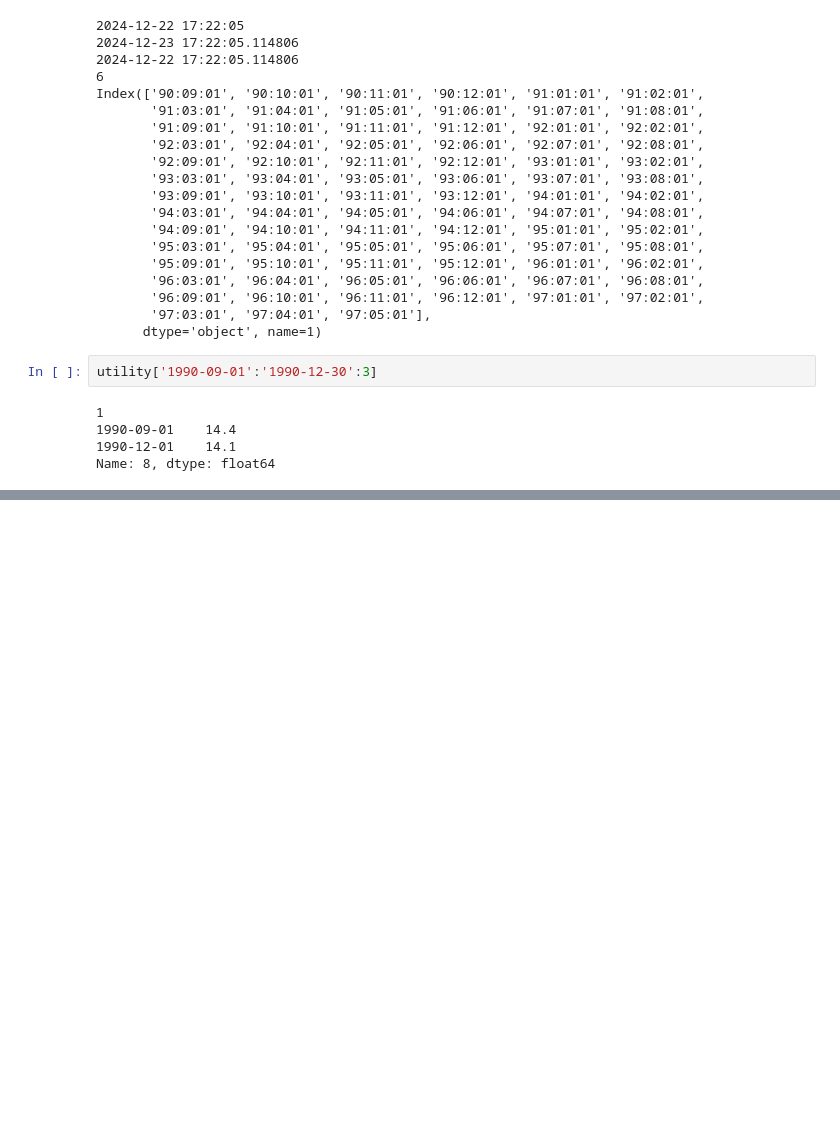
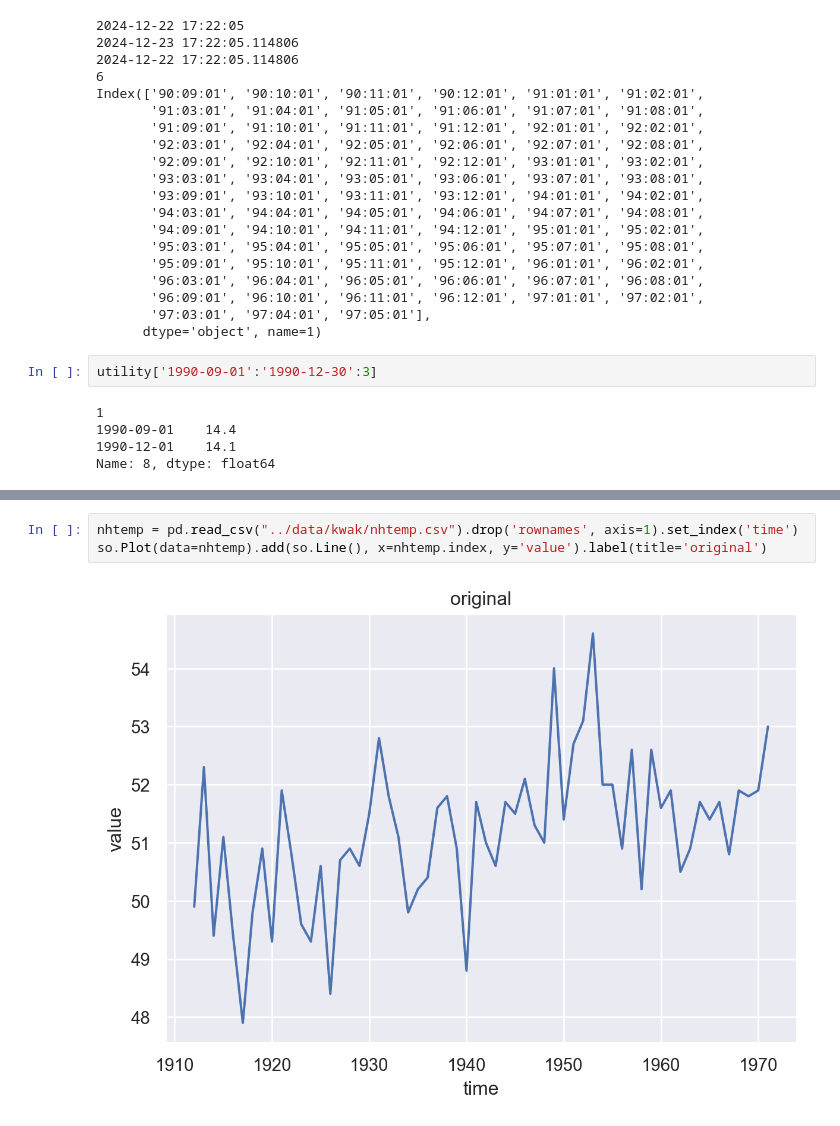
Before and after one commit to klee30810/ADP-study, a Jupyter notebook: stats/kwak/Chap 11. 시계열분석.ipynb, the cells around one changed output, grey strips where cells are left out. Saved outputs shown, nothing was run; the diff lists cells and outputs as text; blank space fills up the shorter version.

Commit message:
kwak chap11 tsa data decompose update

```diff
--- a/stats/kwak/Chap 11. 시계열분석.ipynb
+++ b/stats/kwak/Chap 11. 시계열분석.ipynb
@@ -100,0 +126,5 @@ temp.groupby(temp.index.year).agg(['mean', 'std', 'sum'])
+# %%
+nhtemp = pd.read_csv("../data/kwak/nhtemp.csv").drop('rownames', axis=1).set_index('time')
+so.Plot(data=nhtemp).add(so.Line(), x=nhtemp.index, y='value').label(title='original')
+# %% [output]
+[figure, added]
```
Also changed, not shown: parts of 12 cells of this notebook.
